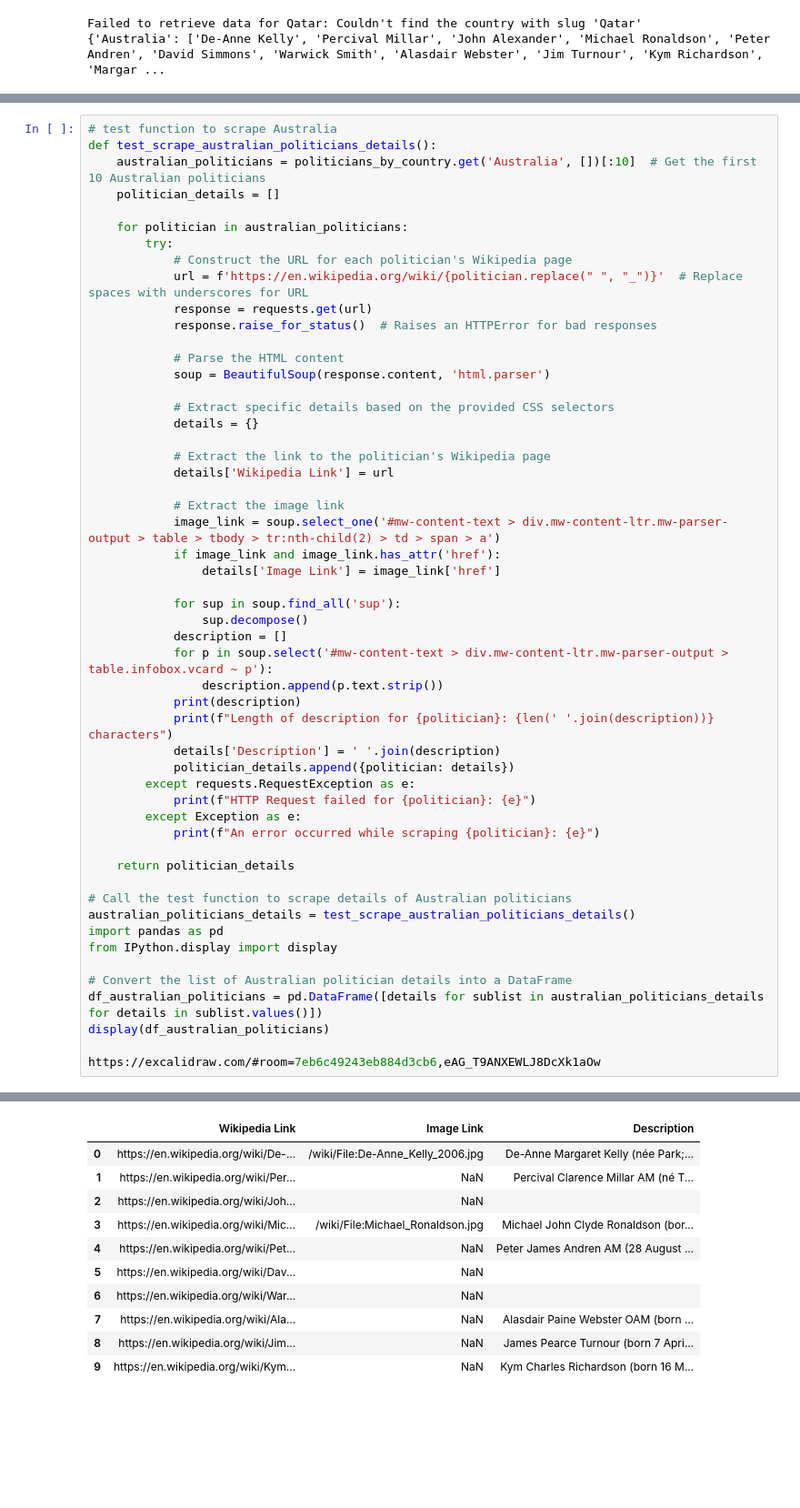
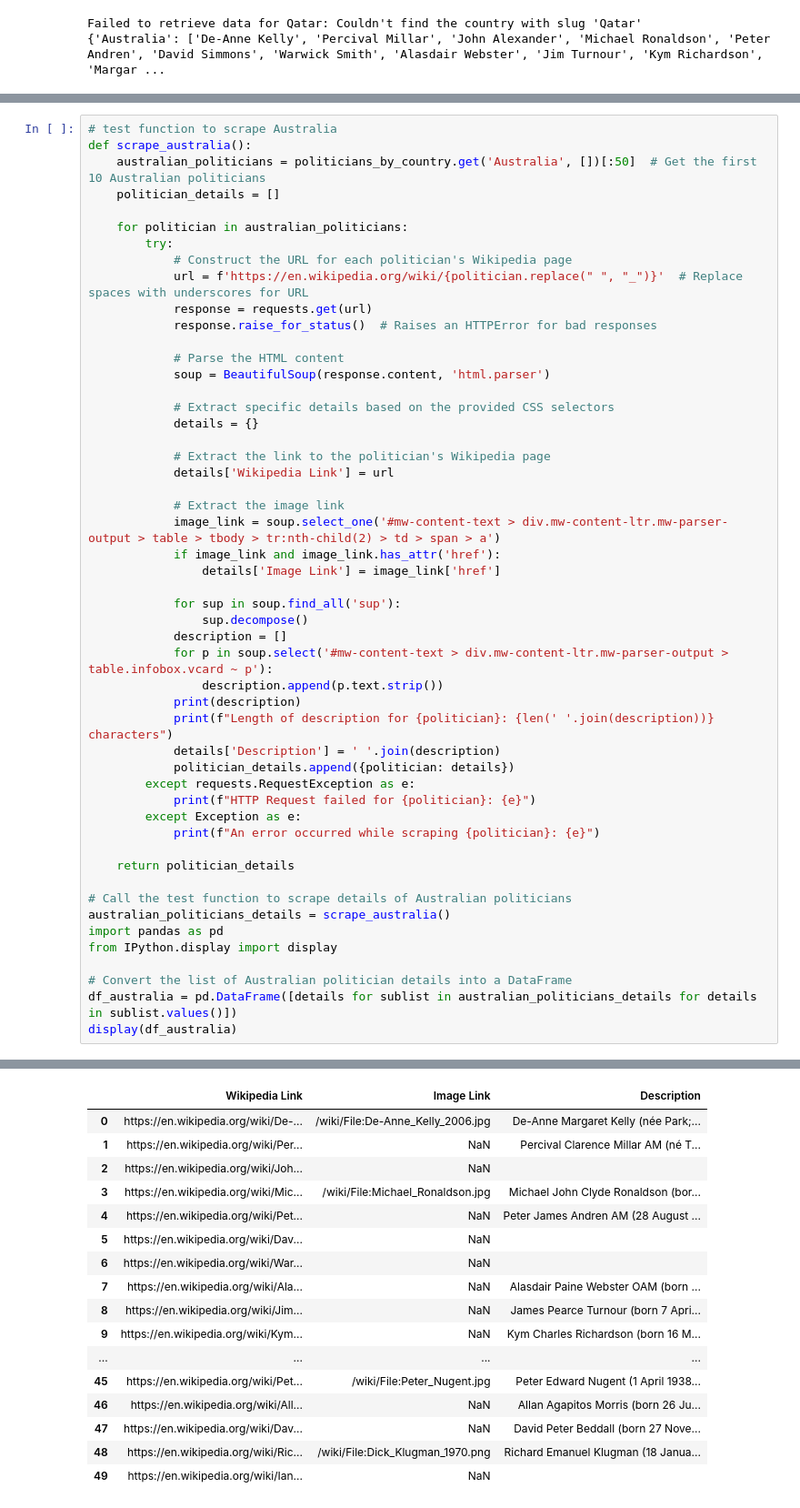
Before and after one commit to pclk/PopFigExpert, a Jupyter notebook: scrape/wiki_scrape.ipynb, the cells around one changed output, grey strips where cells are left out. Shown at 91% size. Cells and saved outputs as stored; diff of their text form; blank space fills up the shorter version.

Commit message:
scrape wiki, prompt template haven't fix

```diff
--- a/scrape/wiki_scrape.ipynb
+++ b/scrape/wiki_scrape.ipynb
@@ -55,7 +74,7 @@ we need a dedicated function to scrape china, since the wikipedia site is zh.wik
 # %%
 # test function to scrape Australia
-def test_scrape_australian_politicians_details():
-    australian_politicians = politicians_by_country.get('Australia', [])[:10]  # Get the first 10 Australian politicians
+def scrape_australia():
+    australian_politicians = politicians_by_country.get('Australia', [])[:50]  # Get the first 10 Australian politicians
     politician_details = []
 
     for politician in australian_politicians:
@@ -96,15 +115,13 @@ def test_scrape_australian_politicians_details():
     return politician_details
 
 # Call the test function to scrape details of Australian politicians
-australian_politicians_details = test_scrape_australian_politicians_details()
+australian_politicians_details = scrape_australia()
 import pandas as pd
 from IPython.display import display
 
 # Convert the list of Australian politician details into a DataFrame
-df_australian_politicians = pd.DataFrame([details for sublist in australian_politicians_details for details in sublist.values()])
-display(df_australian_politicians)
-
-https://excalidraw.com/#room=7eb6c49243eb884d3cb6,eAG_T9ANXEWLJ8DcXk1aOw
+df_australia = pd.DataFrame([details for sublist in australian_politicians_details for details in sublist.values()])
+display(df_australia)
 # %% [output]
 ['De-Anne Margaret Kelly (née Park; born 21 March 1954) is an Australian former politician.', 'Kelly was a National Party member of the Australian House of Representatives from March 1996 until Novemb ...
 Length of description for De-Anne Kelly: 2599 characters
@@ -129,11 +143,17 @@ Length of description for Kym Richardson: 220 characters
 |  | Wikipedia Link | Image Link | Description |
 | 0 | https://en.wikipedia.org/wiki/De-... | /wiki/File:De-Anne_Kelly_2006.jpg | De-Anne Margaret Kelly (née Park;... |
 | 1 | https://en.wikipedia.org/wiki/Per... | NaN | Percival Clarence Millar AM (né T... |
 | 2 | https://en.wikipedia.org/wiki/Joh... | NaN |  |
 | 3 | https://en.wikipedia.org/wiki/Mic... | /wiki/File:Michael_Ronaldson.jpg | Michael John Clyde Ronaldson (bor... |
 | 4 | https://en.wikipedia.org/wiki/Pet... | NaN | Peter James Andren AM (28 August ... |
 | 5 | https://en.wikipedia.org/wiki/Dav... | NaN |  |
 | 6 | https://en.wikipedia.org/wiki/War... | NaN |  |
 | 7 | https://en.wikipedia.org/wiki/Ala... | NaN | Alasdair Paine Webster OAM (born ... |
 | 8 | https://en.wikipedia.org/wiki/Jim... | NaN | James Pearce Turnour (born 7 Apri... |
 | 9 | https://en.wikipedia.org/wiki/Kym... | NaN | Kym Charles Richardson (born 16 M... |
+| ... | ... | ... | ... |
+| 45 | https://en.wikipedia.org/wiki/Pet... | /wiki/File:Peter_Nugent.jpg | Peter Edward Nugent (1 April 1938... |
+| 46 | https://en.wikipedia.org/wiki/All... | NaN | Allan Agapitos Morris (born 26 Ju... |
+| 47 | https://en.wikipedia.org/wiki/Dav... | NaN | David Peter Beddall (born 27 Nove... |
+| 48 | https://en.wikipedia.org/wiki/Ric... | /wiki/File:Dick_Klugman_1970.png | Richard Emanuel Klugman (18 Janua... |
+| 49 | https://en.wikipedia.org/wiki/Ian... | NaN |  |
```
Also changed, not shown: parts of 6 cells of this notebook, 8 other files.
